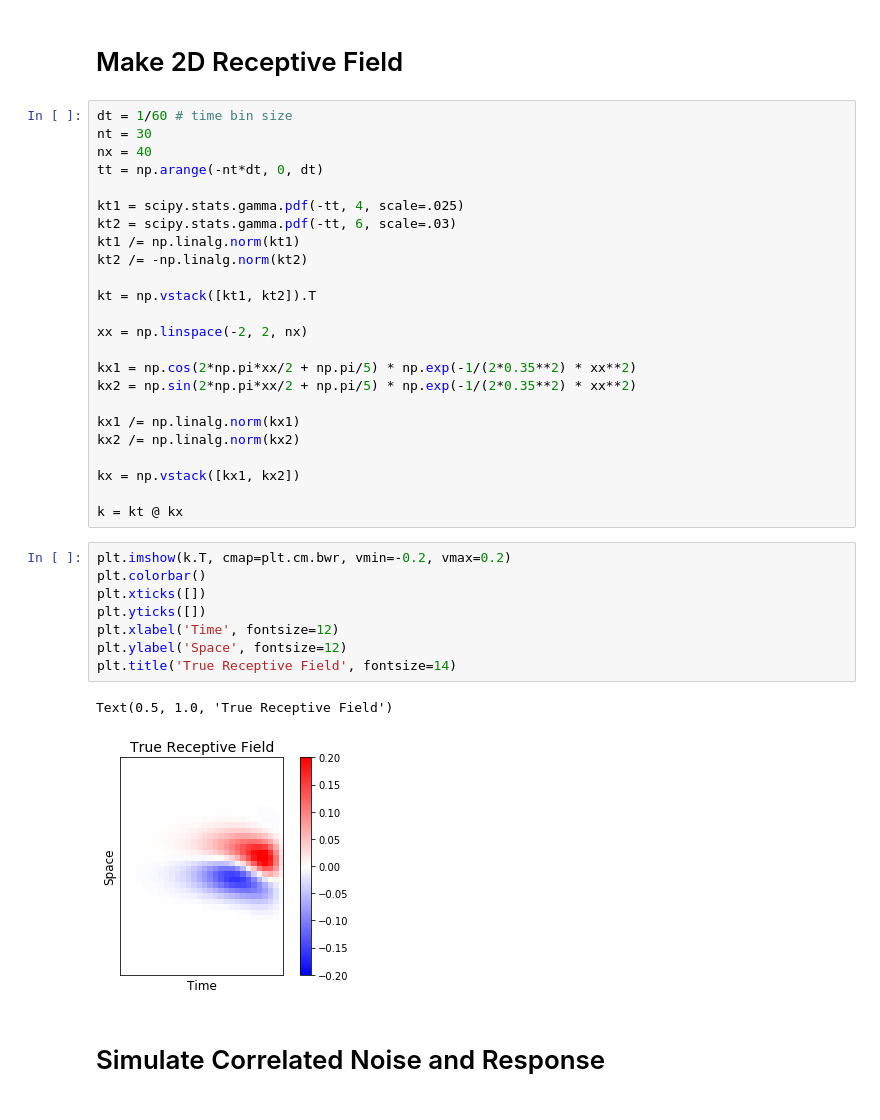
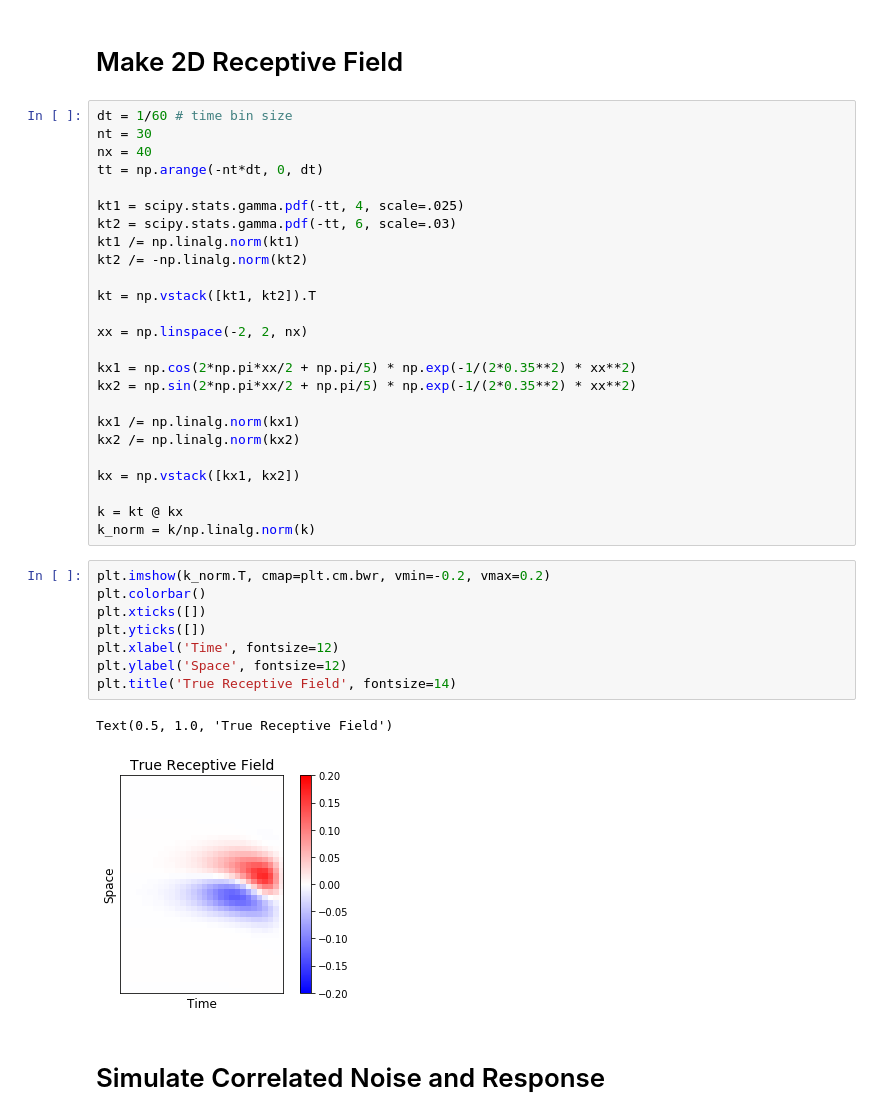
Before and after one commit to berenslab/RFEst, a Jupyter notebook: notebooks/Showcase_simulated_2D_RF.ipynb, the cells around one changed output. Saved outputs shown, nothing was run; the diff lists cells and outputs as text.

```diff
--- a/notebooks/Showcase_simulated_2D_RF.ipynb
+++ b/notebooks/Showcase_simulated_2D_RF.ipynb
@@ -36,17 +38,18 @@ kx2 /= np.linalg.norm(kx2)
 kx = np.vstack([kx1, kx2])
 
 k = kt @ kx
+k_norm = k/np.linalg.norm(k)
 # %%
-plt.imshow(k.T, cmap=plt.cm.bwr, vmin=-0.2, vmax=0.2)
+plt.imshow(k_norm.T, cmap=plt.cm.bwr, vmin=-0.2, vmax=0.2)
 plt.colorbar()
 plt.xticks([])
 plt.yticks([])
 plt.xlabel('Time', fontsize=12)
 plt.ylabel('Space', fontsize=12)
 plt.title('True Receptive Field', fontsize=14)
 # %% [output]
 Text(0.5, 1.0, 'True Receptive Field')
-[figure, old version]
+[figure, new version]
 # %% [markdown]
 # Simulate Correlated Noise and Response
 # %%
```
Also changed, not shown: parts of 7 cells of this notebook.
